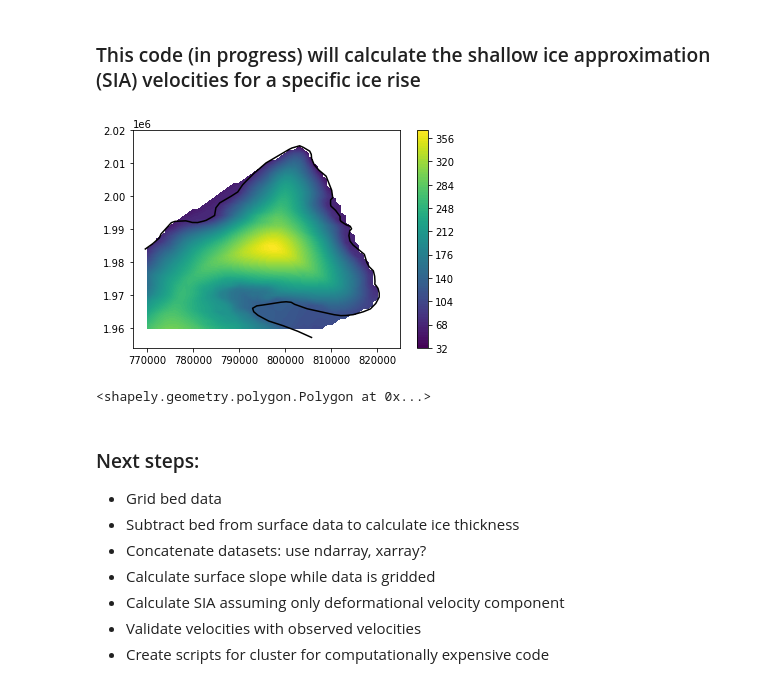
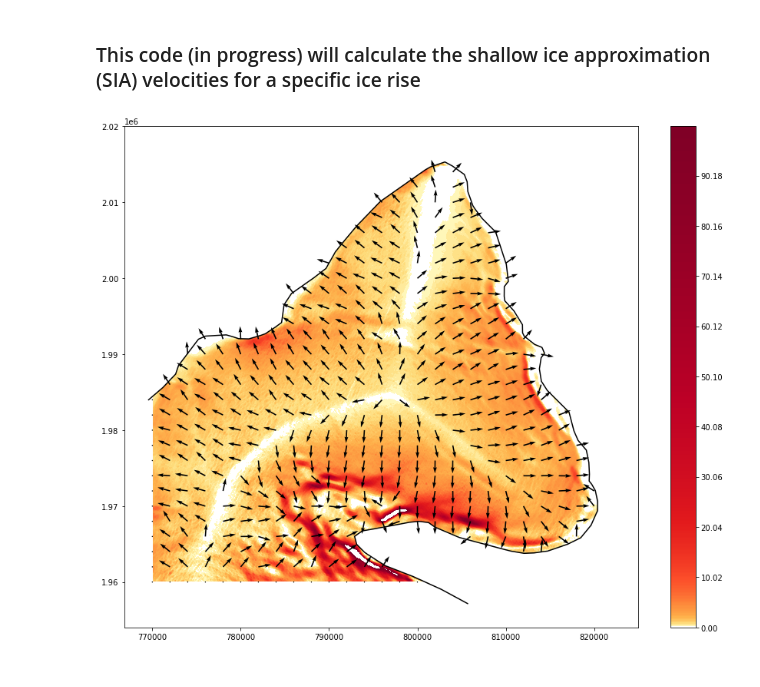
Before and after one commit to henryclara/Anisotropy_SIA, a Jupyter notebook: src/PlotData.ipynb, the cells around one changed output. Saved outputs shown, nothing was run; the diff lists cells and outputs as text; code cells hidden in the pictures.

Commit message:
Working code to calculate SIA for Hammarryggen Ice Rise

```diff
--- a/src/PlotData.ipynb
+++ b/src/PlotData.ipynb
@@ -43,9 +36,15 @@ for i in range(len(data_surf)):
 
 xmin, xmax = 770000, 825000
 ymin, ymax = 1960000, 2020000
-nx, ny = int((xmax - xmin)/1000 + 1), int((ymax - ymin)/1000 + 1)
+dist = 100
+nx, ny = int((xmax - xmin)/dist + 1), int((ymax - ymin)/dist + 1)
 
 x = np.linspace(xmin, xmax, nx)
 y = np.linspace(ymin, ymax, ny)
 grid_x, grid_y = np.meshgrid(x, y)
+
+# Grid surface and bed onto regular grid. Will try a higher order method once everything is working
 surf = scipy.interpolate.griddata((data_surf["X"], data_surf["Y"]), data_surf["surf"], (grid_x, grid_y), method='linear')
+bed = scipy.interpolate.griddata((data_bed["X"], data_bed["Y"]), data_bed["Z"], (grid_x, grid_y), method='linear')
+
+height = surf - bed
@@ -52,20 +84,40 @@ surf = scipy.interpolate.griddata((data_surf["X"], data_surf["Y"]), data_surf["s
+# %%
+# Make array with velocity magnitudes
+
+vel_mag = np.zeros_like(surf)
+
+for i in range(1, I-1):
+    for j in range(1, J-1):
+        vel_mag[i][j] = np.sqrt(vel_x[i][j]**2 + vel_y[i][j]**2)
+# %%
+# Remove data points outside of polygon
+
+for i in range(len(x)):
+    for j in range(len(y)):
+        boolean = poly.contains(Point(x[i], y[j]))
+        if boolean == False:
+            surf[j][i] = "nan"
+            vel_mag[j][i] = "nan"
+            vel_x[j][i] = "nan"
+            vel_y[j][i] = "nan"
+# %%
+# Divide velocities by their magnitude for normalised vectors
+
+#vel_x = vel_x / vel_mag
+#vel_y = vel_y / vel_mag
+
+vel_x_norm = np.divide(vel_x, vel_mag, out=np.zeros_like(vel_x), where=vel_mag!=0)
+vel_y_norm = np.divide(vel_y, vel_mag, out=np.zeros_like(vel_y), where=vel_mag!=0)
 # %%
-fig, ax = plt.subplots(1, 1)
-CS = ax.contourf(grid_x, grid_y, surf, 100)
+fig, ax = plt.subplots(1, 1, figsize=(15, 12))
+levels = np.linspace(0,100,500)
+CS = ax.contourf(grid_x, grid_y, vel_mag, levels=levels, cmap=plt.cm.YlOrRd, locator=ticker.LogLocator(),)
+#CS = ax.contourf(grid_x, grid_y, slope_x, levels=levels, cmap=plt.cm.RdBu)
+#CS = ax.contourf(grid_x, grid_y, vel_mag, 100)
+
+skip = (slice(None, None, 20), slice(None, None, 20))
+ax.quiver(grid_x[skip], grid_y[skip], vel_x_norm[skip], vel_y_norm[skip], scale=40)
 ax.plot(data_GL_reduced['X'], data_GL_reduced['Y'], color='black')
 cbar = fig.colorbar(CS)
 # %% [output]
-[figure, old version]
+[figure, new version]
-# %%
-poly
-# %% [output]
-<shapely.geometry.polygon.Polygon at 0x...>
-# %% [markdown]
-### Next steps:
-- Grid bed data
-- Subtract bed from surface data to calculate ice thickness
-- Concatenate datasets: use ndarray, xarray?
-- Calculate surface slope while data is gridded
-- Calculate SIA assuming only deformational velocity component
-- Validate velocities with observed velocities
-- Create scripts for cluster for computationally expensive code
```
Also changed, not shown: parts of 5 cells of this notebook.
